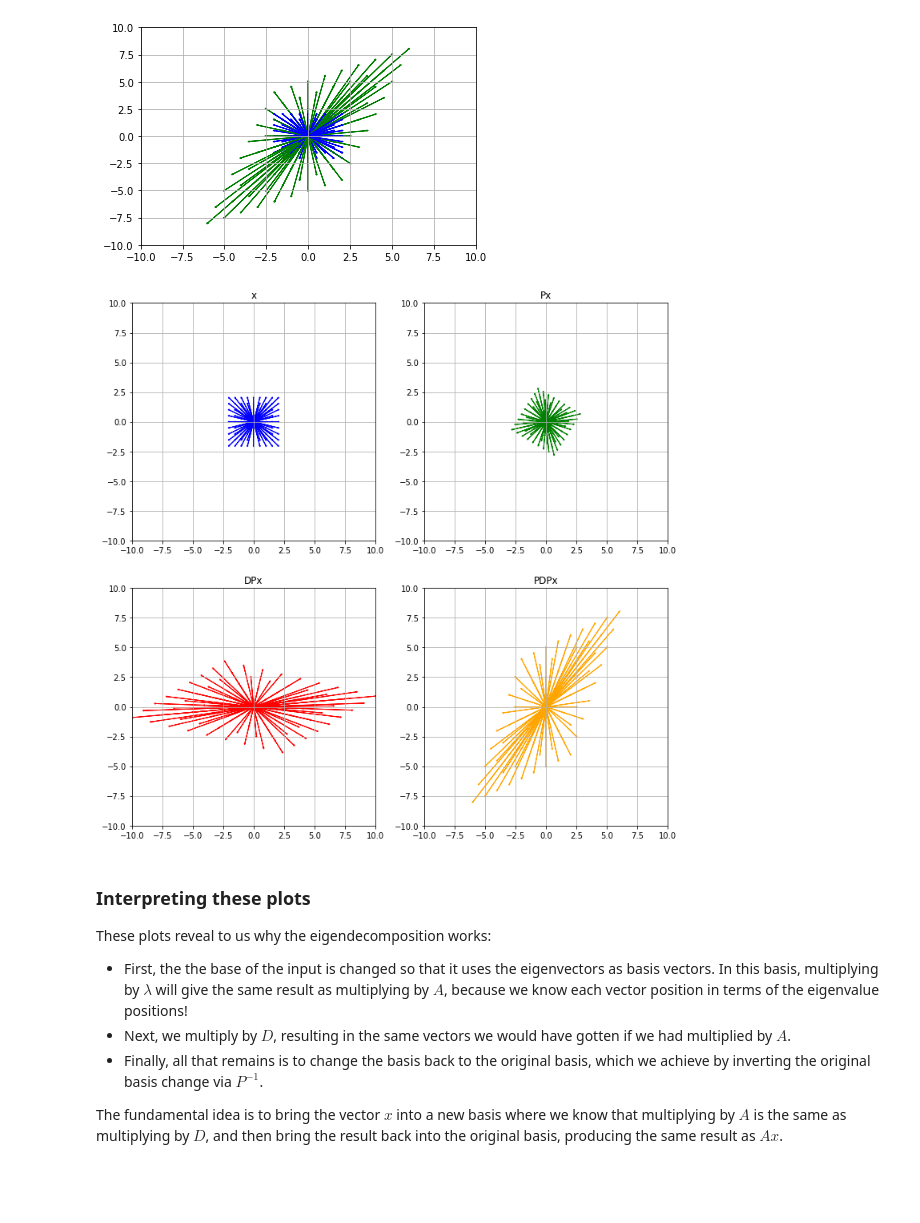
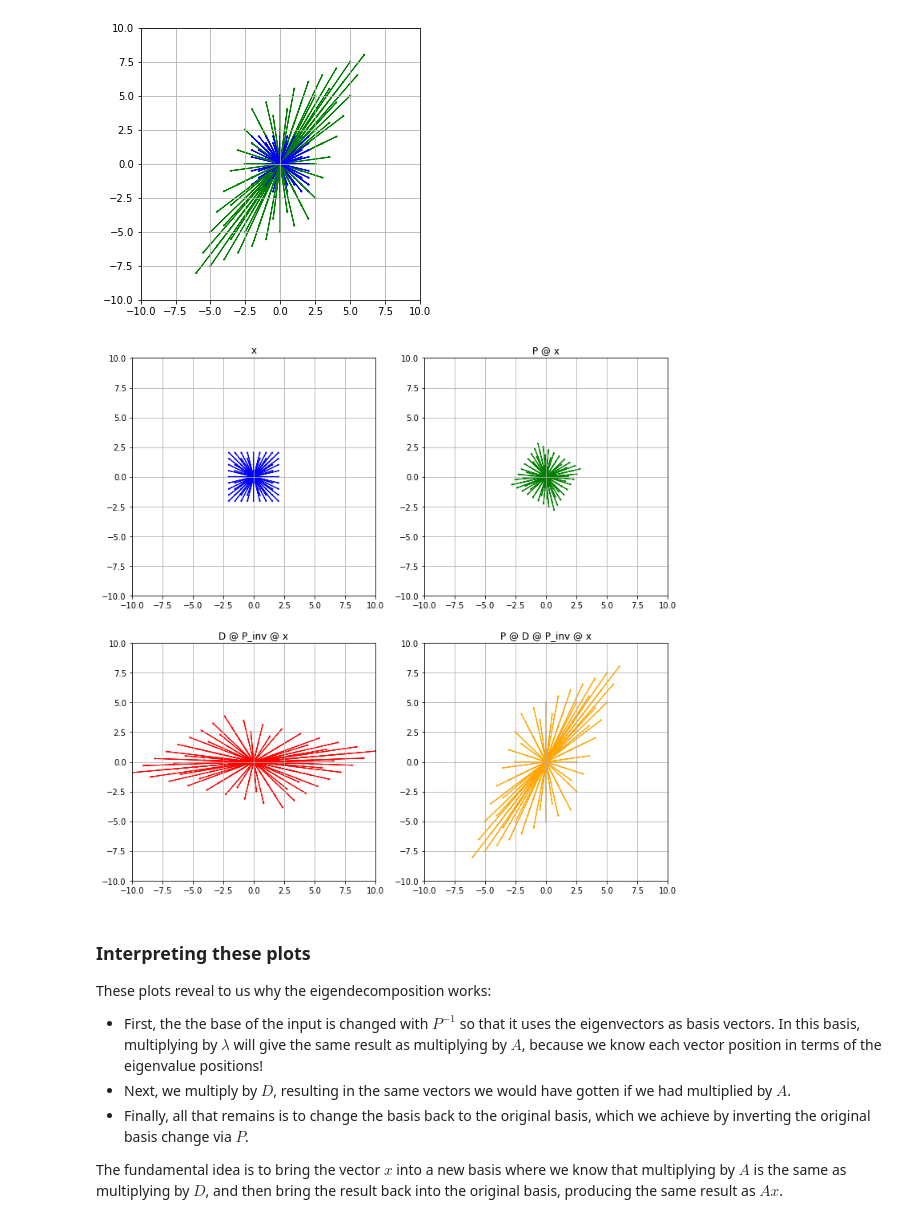
Before and after one commit to OisinNolan/OisinNolan.github.io, a Jupyter notebook: _notebooks/eigendecomp.ipynb, the cells around one changed output. Drawn from its saved outputs; the diff is of its cells as text; code cells hidden in the pictures; blank space fills up the shorter version.

```diff
--- a/_notebooks/eigendecomp.ipynb
+++ b/_notebooks/eigendecomp.ipynb
@@ -47,19 +52,12 @@ plt.show()
 # %%
 # Let's visualise the affect that multiplying by A has on a grid of vectors
 
-fig, ax = plt.subplots()
+fig, ax = plt.subplots(figsize=(5,5))
 
-for i in np.linspace(-2, 2, 9):
-    for j in np.linspace(-2, 2, 9):
-        x = np.array([i,j])
-        Ax = A @ x
-        plot_vec(ax, Ax, colour='red')
-        plot_vec(ax, x, colour='blue')
+for x in sample_vecs:
+    Ax = A @ x
+    plot_vec(ax, Ax, colour='red')
+    plot_vec(ax, x, colour='blue')
 
-# Set axis limits
-ax.set_xlim(-10, 10)
-ax.set_ylim(-10, 10)
-# Show the plot
-plt.grid(True)
-plt.show()
+format_ax(ax)
 # %% [output]
@@ -70,56 +68,41 @@ P = eigvecs
 P_inv = np.linalg.inv(eigvecs) # In this case P = P_inv because P is symmetric with orthogonal columns!
 D = np.eye(2) * eigvals
 # %%
-fig, ax = plt.subplots()
+fig, ax = plt.subplots(figsize=(5,5))
 
-for i in np.linspace(-2, 2, 9):
-    for j in np.linspace(-2, 2, 9):
-        x = np.array([i,j])
-        PDPx = P_inv @ D @ P @ x
-        plot_vec(ax, PDPx, colour='green')
-        plot_vec(ax, x, colour='blue')
+for x in sample_vecs:
+    PDPx = P @ D @ P_inv @ x
+    plot_vec(ax, PDPx, colour='green')
+    plot_vec(ax, x, colour='blue')
 
-# Set axis limits
-ax.set_xlim(-10, 10)
-ax.set_ylim(-10, 10)
-# Show the plot
-plt.grid(True)
-plt.show()
+format_ax(ax)
 # %% [output]
-[figure, old version]
+[figure, new version]
 # %%
 # Let's break this transformation down into its composing parts
 
 fig, axes = plt.subplots(2, 2, figsize=(12, 12))
 
-for i in np.linspace(-2, 2, 9):
-    for j in np.linspace(-2, 2, 9):
-        x = np.array([i,j])
-        plot_vec(axes[0,0], x, colour='blue')
-        plot_vec(axes[0,1], P @ x, colour='green')
-        plot_vec(axes[1,0], D @ P @ x, colour='red')
-        plot_vec(axes[1,1], P_inv @ D @ P @ x, colour='orange')
+for x in sample_vecs:
+    plot_vec(axes[0,0], x, colour='blue')
+    axes[0,0].set_title('x')
+    plot_vec(axes[0,1], P @ x, colour='green')
+    axes[0,1].set_title('P @ x')
+    plot_vec(axes[1,0], D @ P_inv @ x, colour='red')
+    axes[1,0].set_title('D @ P_inv @ x')
+    plot_vec(axes[1,1], P @ D @ P_inv @ x, colour='orange')
+    axes[1,1].set_title('P @ D @ P_inv @ x')
 
 for i in [0,1]:
     for j in [0,1]:
-        axes[i,j].set_xlim(-10, 10)
-        axes[i,j].set_ylim(-10, 10)
-        axes[i,j].grid(True)
-
-axes[0,0].set_title('x')
-axes[0,1].set_title('Px')
-axes[1,0].set_title('DPx')
-axes[1,1].set_title('PDPx')
-
-# Show the plot
-plt.show()
+        format_ax(axes[i,j])
 # %% [output]
-[figure, old version]
+[figure, new version]
 # %% [markdown]
 ### Interpreting these plots
 These plots reveal to us why the eigendecomposition works:
-- First, the the base of the input is changed so that it uses the eigenvectors as basis vectors. In this basis, multiplying by $\lambda$ will give the same result as multiplying by $A$, because we know each vector position in terms of the eigenvalue positions!
+- First, the the base of the input is changed with $P^{-1}$ so that it uses the eigenvectors as basis vectors. In this basis, multiplying by $\lambda$ will give the same result as multiplying by $A$, because we know each vector position in terms of the eigenvalue positions!
 - Next, we multiply by $D$, resulting in the same vectors we would have gotten if we had multiplied by $A$.
-- Finally, all that remains is to change the basis back to the original basis, which we achieve by inverting the original basis change via $P^{-1}$.
+- Finally, all that remains is to change the basis back to the original basis, which we achieve by inverting the original basis change via $P$.
 
 The fundamental idea is to bring the vector $x$ into a new basis where we know that multiplying by $A$ is the same as multiplying by $D$, and then bring the result back into the original basis, producing the same result as $Ax$.
```
Also changed, not shown: parts of 4 cells of this notebook, 2 other files.
